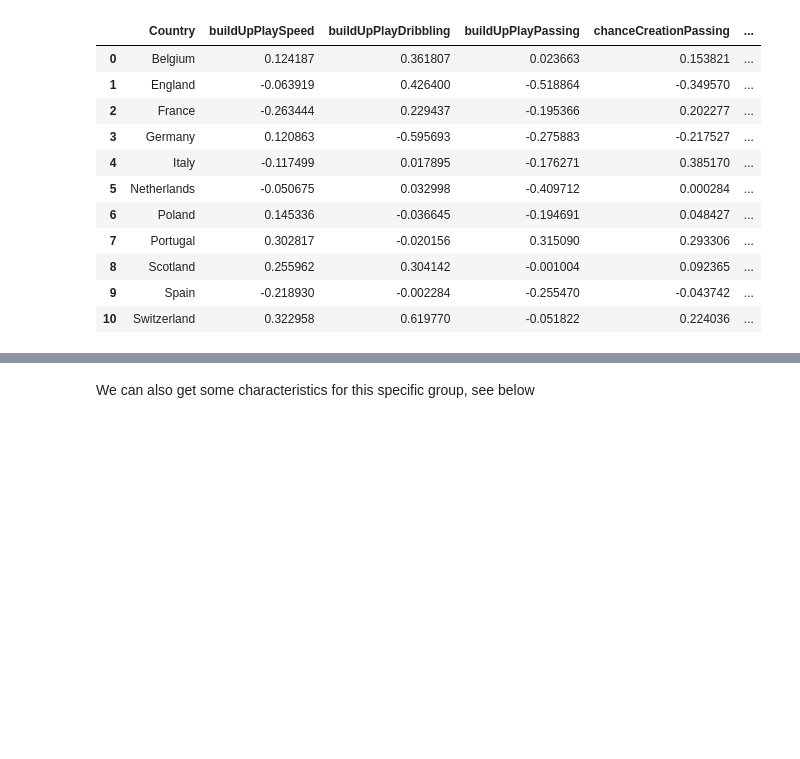
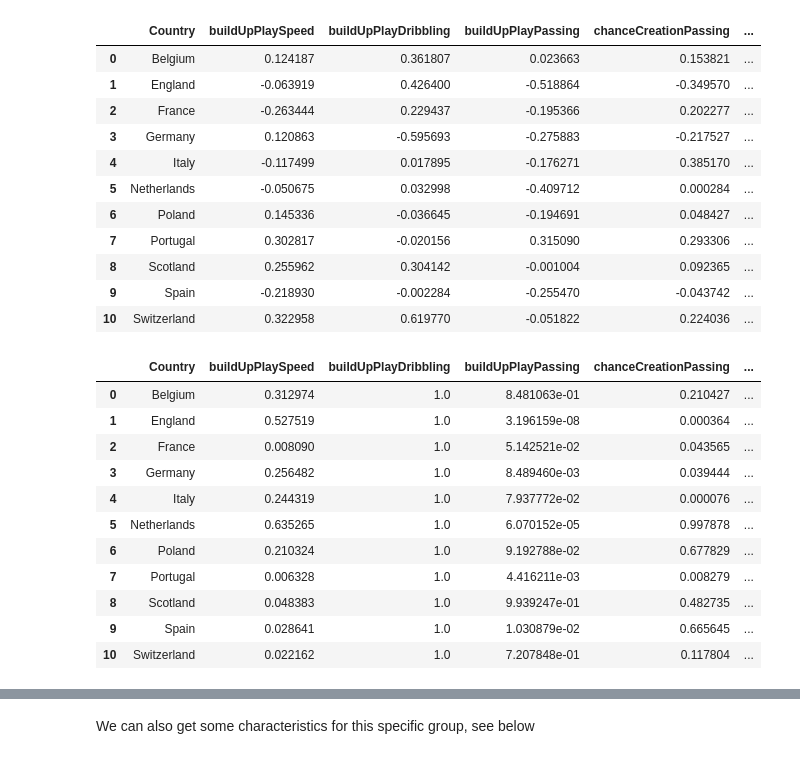
Before and after one commit to HenryHar/UD-investigate_soccer_dataset, a Jupyter notebook: soccer_data_investigation.ipynb, the cells around one changed output, grey strips where cells are left out. Drawn from its saved outputs; the diff is of its cells as text; code cells hidden in the pictures; blank space fills up the shorter version.

```diff
--- a/soccer_data_investigation.ipynb
+++ b/soccer_data_investigation.ipynb
@@ -564,17 +573,22 @@ Now, the plan is to group every country/league independantly by using Pandas' gr
 #team_attributes
 
 Correlations = pd.DataFrame(columns= ['Country'])
+pvals= pd.DataFrame(columns= ['Country'])
 
 grouped= new_df_with_leagues.groupby('Country')
 
 i2=0
 for name, country in grouped:
     Correlations.at[i2,'Country'] = name
+    pvals.at[i2,'Country'] = name
     for attribute in team_attributes:
         Correlations.at[i2,attribute]= country['points per game'].corr(country[attribute])
+        pvals.at[i2,attribute]= scipy.stats.pearsonr(country[attribute], country['points per game'])[1]
     i2=i2+1
 
 
+
+
 Correlations
 # %% [output]
 |  | Country | buildUpPlaySpeed | buildUpPlayDribbling | buildUpPlayPassing | chanceCreationPassing | ... |
@@ -589,4 +603,19 @@ Correlations
 | 8 | Scotland | 0.255962 | 0.304142 | -0.001004 | 0.092365 | ... |
 | 9 | Spain | -0.218930 | -0.002284 | -0.255470 | -0.043742 | ... |
 | 10 | Switzerland | 0.322958 | 0.619770 | -0.051822 | 0.224036 | ... |
+# %%
+pvals
+# %% [output]
+|  | Country | buildUpPlaySpeed | buildUpPlayDribbling | buildUpPlayPassing | chanceCreationPassing | ... |
+| 0 | Belgium | 0.312974 | 1.0 | 8.481063e-01 | 0.210427 | ... |
+| 1 | England | 0.527519 | 1.0 | 3.196159e-08 | 0.000364 | ... |
+| 2 | France | 0.008090 | 1.0 | 5.142521e-02 | 0.043565 | ... |
+| 3 | Germany | 0.256482 | 1.0 | 8.489460e-03 | 0.039444 | ... |
+| 4 | Italy | 0.244319 | 1.0 | 7.937772e-02 | 0.000076 | ... |
+| 5 | Netherlands | 0.635265 | 1.0 | 6.070152e-05 | 0.997878 | ... |
+| 6 | Poland | 0.210324 | 1.0 | 9.192788e-02 | 0.677829 | ... |
+| 7 | Portugal | 0.006328 | 1.0 | 4.416211e-03 | 0.008279 | ... |
+| 8 | Scotland | 0.048383 | 1.0 | 9.939247e-01 | 0.482735 | ... |
+| 9 | Spain | 0.028641 | 1.0 | 1.030879e-02 | 0.665645 | ... |
+| 10 | Switzerland | 0.022162 | 1.0 | 7.207848e-01 | 0.117804 | ... |
 # %% [markdown]
```
Also changed, not shown: parts of 8 cells of this notebook, 1 other file.
